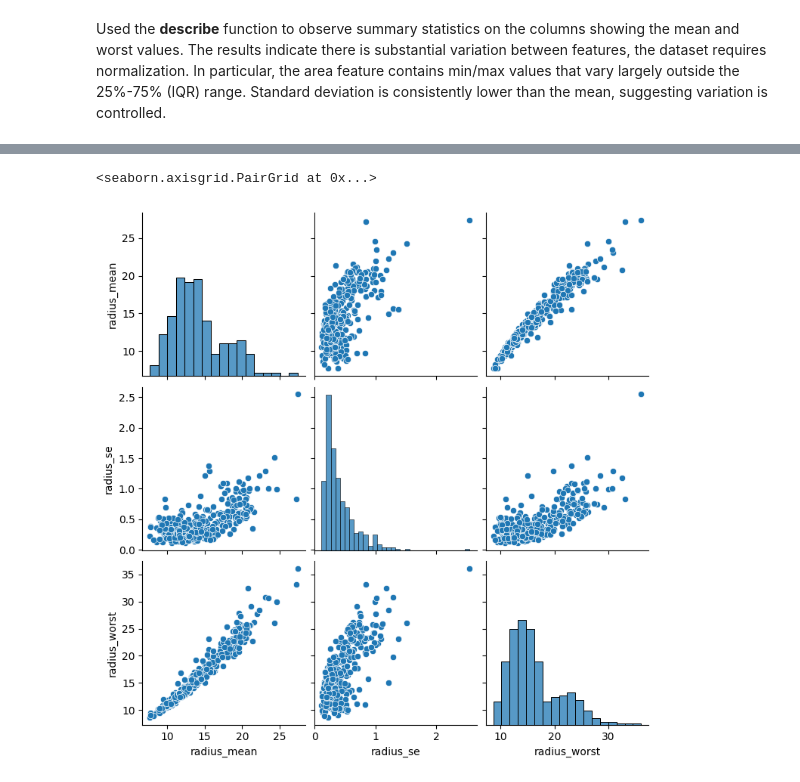
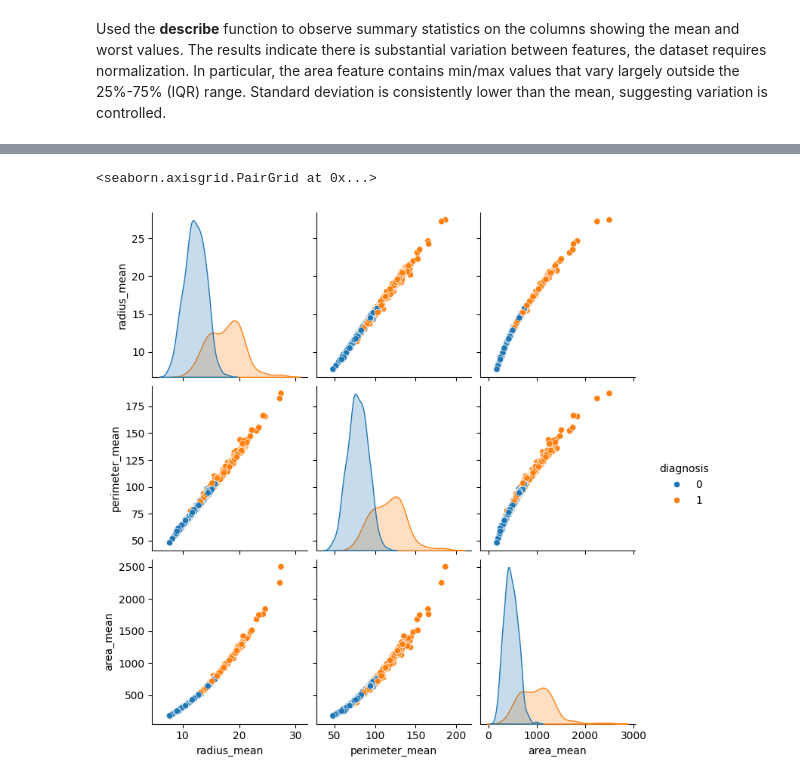
Before and after one commit to nb488/Breast-Cancer-Diagnosis-Project, a Jupyter notebook: main.ipynb, the cells around one changed output, grey strips where cells are left out. Drawn from its saved outputs; the diff is of its cells as text; code cells hidden in the pictures.

```diff
--- a/main.ipynb
+++ b/main.ipynb
@@ -68,10 +68,11 @@ Benign Cases: 357, 62.74 %
 - All features of integer/float data types
 # %%
 breast_cancer = breast_cancer.drop(columns = ["id", "Unnamed: 32"])
-X = breast_cancer.drop(columns=["diagnosis"])
-y = breast_cancer["diagnosis"]
+##X = breast_cancer.drop(columns=["diagnosis"])
+#y = breast_cancer["diagnosis"]
+breast_cancer['diagnosis'] = breast_cancer['diagnosis'].map({'M': 1, 'B': 0})
 
-X_train, y_train, X_test, y_test = train_test_split(X, y, train_size = 0.7, random_state=123)
+train, test = train_test_split(breast_cancer, train_size = 0.7, random_state=123)
 # %% [markdown]
 ### Exploratory Data Analysis (EDA)
 # %%
@@ -125,5 +123,8 @@ for col in X_train.columns:
 # %%
-sns.pairplot(X_train[["radius_mean", "radius_se", "radius_worst"]])
+sns.pairplot(train[["radius_mean",
+                      "perimeter_mean",
+                      "area_mean",
+                      "diagnosis"]], hue='diagnosis')
 # %% [output]
 <seaborn.axisgrid.PairGrid at 0x...>
-[figure, old version]
+[figure, new version]
```
Also changed, not shown: parts of 13 cells of this notebook.
